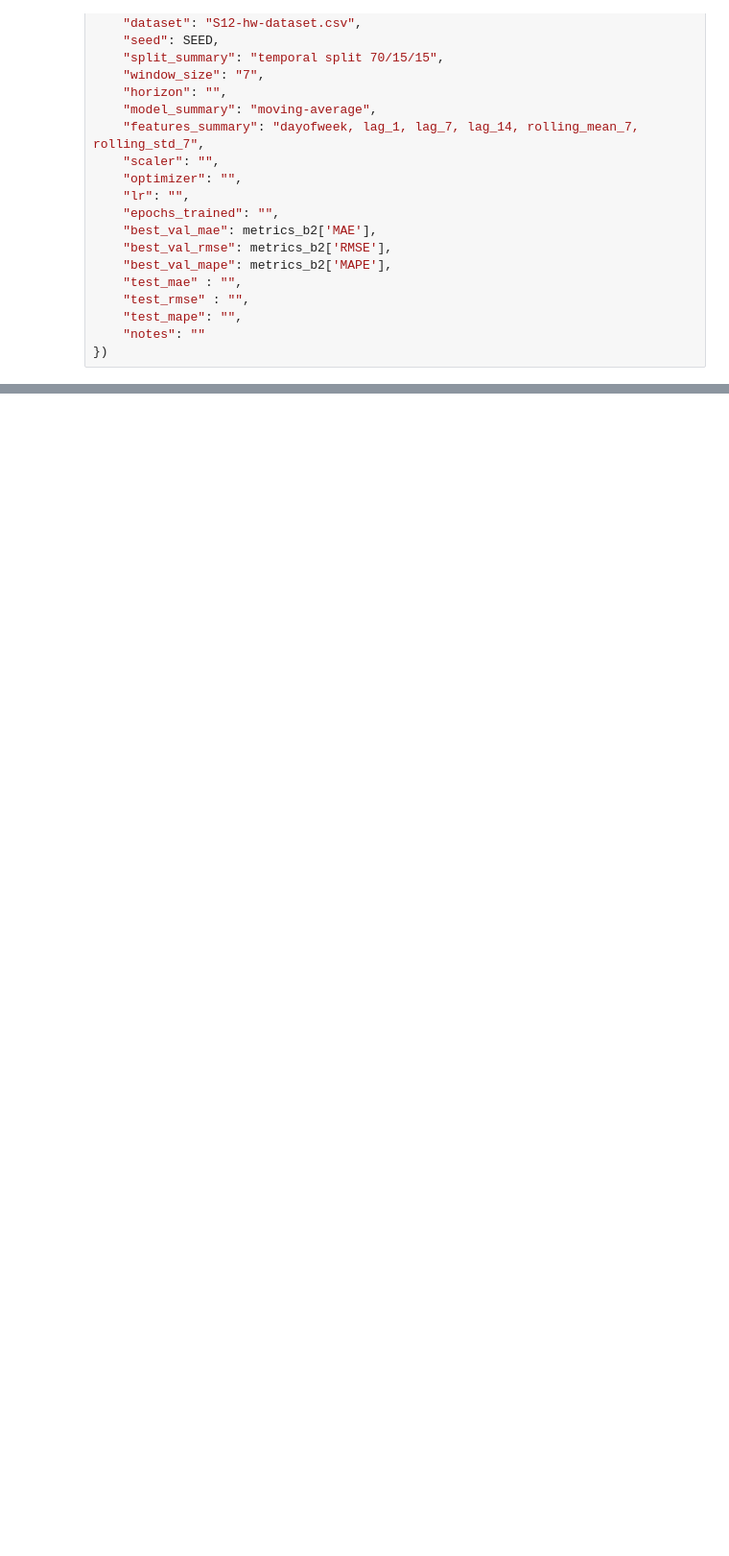
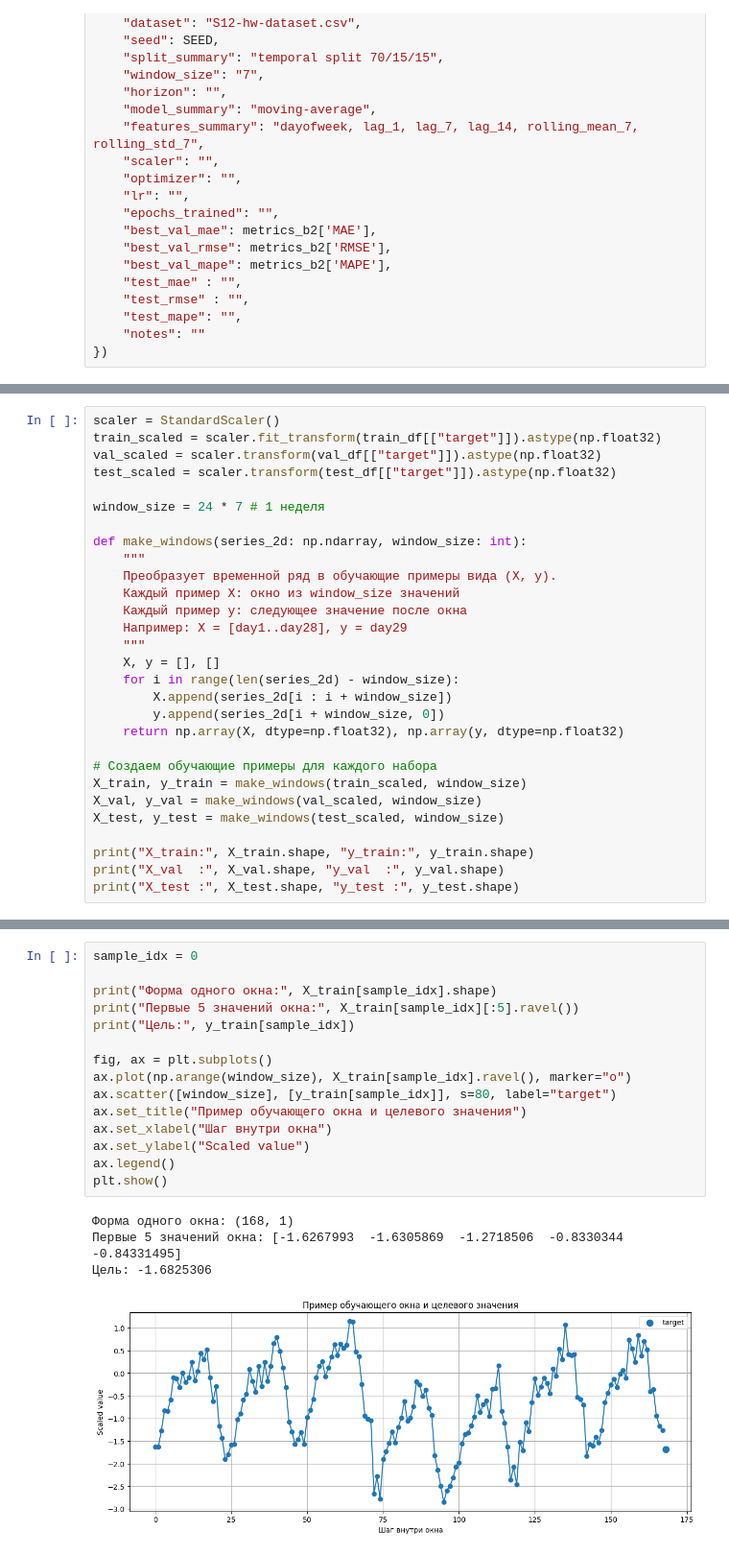
Before and after one commit to rodomanovt/ai-course, a Jupyter notebook: homeworks/HW12/HW12.ipynb, the cells around one changed output, grey strips where cells are left out. Shown at 96% size. Saved outputs shown, nothing was run; the diff lists cells and outputs as text; blank space fills up the shorter version.

```diff
--- a/homeworks/HW12/HW12.ipynb
+++ b/homeworks/HW12/HW12.ipynb
@@ -300,3 +303,32 @@ save_results({
     "test_mape": "",
     "notes": ""
 })
+# %%
+scaler = StandardScaler()
+train_scaled = scaler.fit_transform(train_df[["target"]]).astype(np.float32)
+val_scaled = scaler.transform(val_df[["target"]]).astype(np.float32)
+test_scaled = scaler.transform(test_df[["target"]]).astype(np.float32)
+
+window_size = 24 * 7 # 1 неделя
+
+def make_windows(series_2d: np.ndarray, window_size: int):
+    """
+    Преобразует временной ряд в обучающие примеры вида (X, y).
+    Каждый пример X: окно из window_size значений
+    Каждый пример y: следующее значение после окна
+    Например: X = [day1..day28], y = day29
+    """
+    X, y = [], []
+    for i in range(len(series_2d) - window_size):
+        X.append(series_2d[i : i + window_size])
+        y.append(series_2d[i + window_size, 0])
+    return np.array(X, dtype=np.float32), np.array(y, dtype=np.float32)
+
+# Создаем обучающие примеры для каждого набора
+X_train, y_train = make_windows(train_scaled, window_size)
+X_val, y_val = make_windows(val_scaled, window_size)
+X_test, y_test = make_windows(test_scaled, window_size)
+
+print("X_train:", X_train.shape, "y_train:", y_train.shape)
+print("X_val  :", X_val.shape, "y_val  :", y_val.shape)
+print("X_test :", X_test.shape, "y_test :", y_test.shape)
@@ -302,0 +339,20 @@ save_results({
+# %%
+sample_idx = 0
+
+print("Форма одного окна:", X_train[sample_idx].shape)
+print("Первые 5 значений окна:", X_train[sample_idx][:5].ravel())
+print("Цель:", y_train[sample_idx])
+
+fig, ax = plt.subplots()
+ax.plot(np.arange(window_size), X_train[sample_idx].ravel(), marker="o")
+ax.scatter([window_size], [y_train[sample_idx]], s=80, label="target")
+ax.set_title("Пример обучающего окна и целевого значения")
+ax.set_xlabel("Шаг внутри окна")
+ax.set_ylabel("Scaled value")
+ax.legend()
+plt.show()
+# %% [output]
+Форма одного окна: (168, 1)
+Первые 5 значений окна: [-1.6267993  -1.6305869  -1.2718506  -0.8330344  -0.84331495]
+Цель: -1.6825306
+[figure, added]
```
Also changed, not shown: parts of 10 cells of this notebook, 6 other files.
